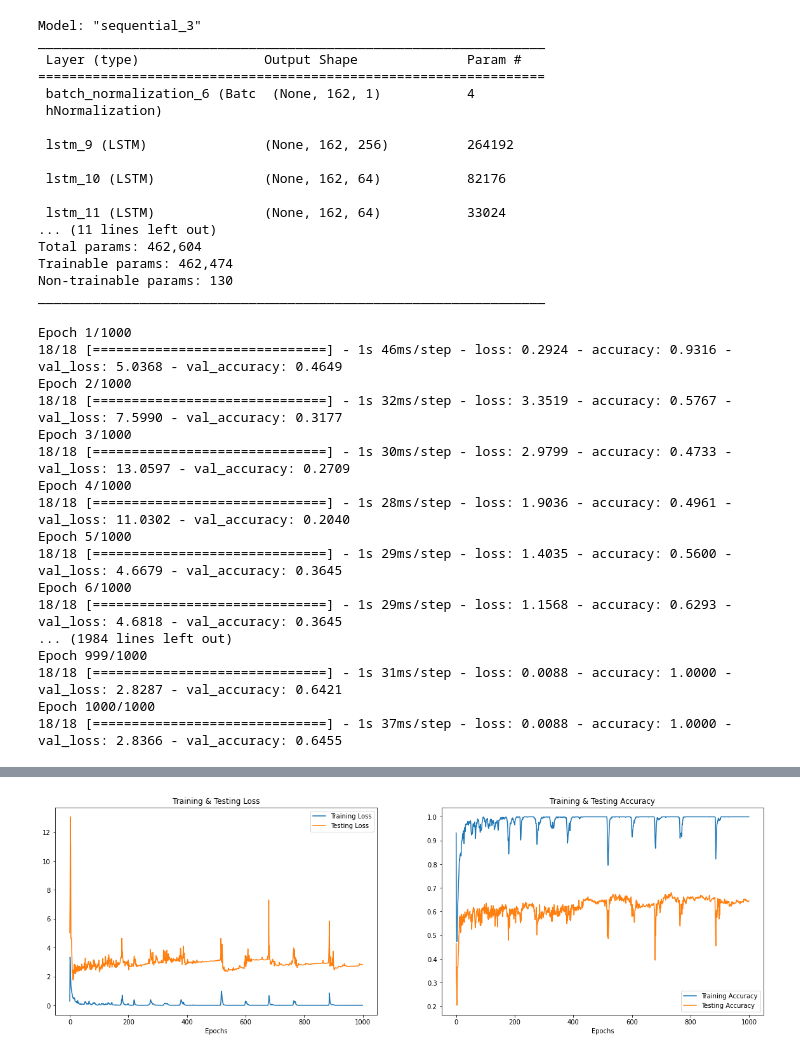
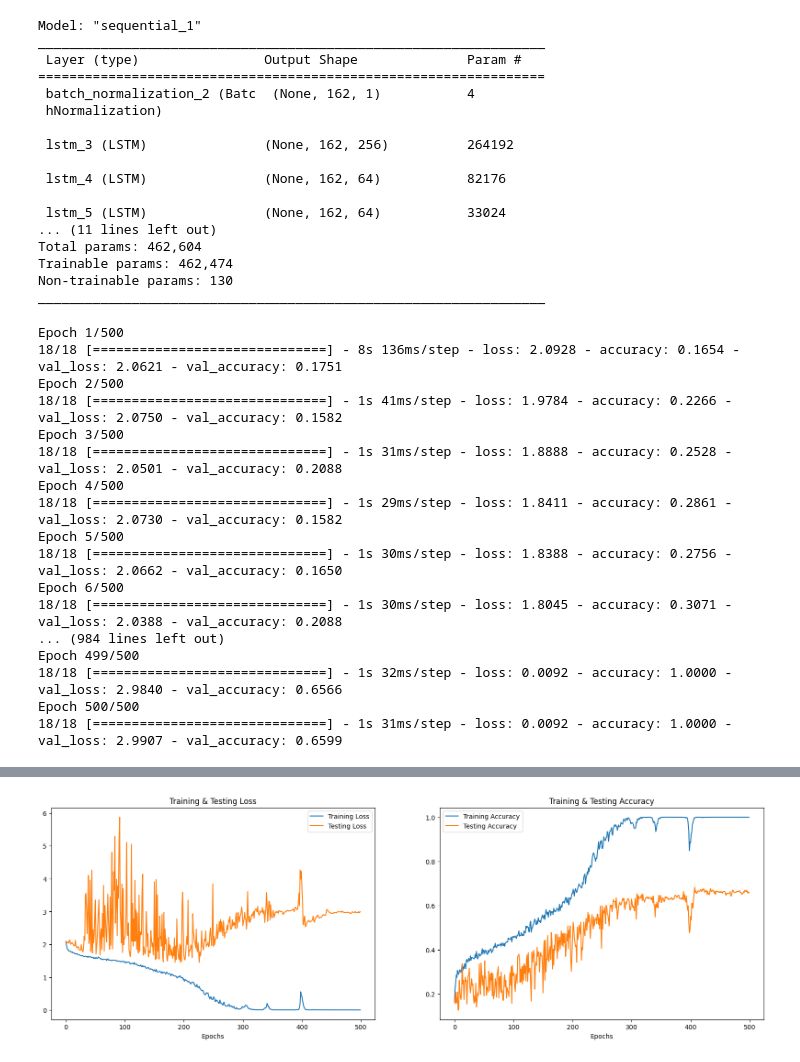
Before and after one commit to pragmatic-philosopher09/Audio-Emotion-Analyzer-Through-Deep-Learning, a Jupyter notebook: Phase_4_LSTM_Model_Concoction.ipynb, the cells around one changed output, grey strips where cells are left out. Cells and saved outputs as stored; diff of their text form; code cells hidden in the pictures.

Commit message:
Final Changes With Some Evaluation Metrics 🛠️✅

```diff
--- a/Phase_4_LSTM_Model_Concoction.ipynb
+++ b/Phase_4_LSTM_Model_Concoction.ipynb
@@ -155,21 +156,21 @@ model.add(Activation('softmax'))
 
 #opt = keras.optimizers.Adam(learning_rate=0.00001)
 # Configures the model for training
-model.compile(loss='categorical_crossentropy', optimizer='Adam', metrics=['accuracy'],callbacks=[EarlyStopping(patience=5, restore_best_weights=True)])
+model.compile(loss='categorical_crossentropy', optimizer='Adam', metrics=['accuracy'])
 model.summary()
 # %% [output]
-Model: "sequential_3"
+Model: "sequential_1"
 _________________________________________________________________
  Layer (type)                Output Shape              Param #
 =================================================================
- batch_normalization_6 (Batc  (None, 162, 1)           4
+ batch_normalization_2 (Batc  (None, 162, 1)           4
  hNormalization)
 
- lstm_9 (LSTM)               (None, 162, 256)          264192
+ lstm_3 (LSTM)               (None, 162, 256)          264192
 
- lstm_10 (LSTM)              (None, 162, 64)           82176
+ lstm_4 (LSTM)               (None, 162, 64)           82176
 
- lstm_11 (LSTM)              (None, 162, 64)           33024
+ lstm_5 (LSTM)               (None, 162, 64)           33024
 ... (11 lines left out)
 Total params: 462,604
 Trainable params: 462,474
@@ -177,29 +178,29 @@ Non-trainable params: 130
 _________________________________________________________________
 # %%
 # Training the model
-history=model.fit(x_train, y_train, batch_size=64, epochs=1000, validation_data=(x_test, y_test), shuffle=True)
+history=model.fit(x_train, y_train, batch_size=64, epochs=500, validation_data=(x_test, y_test), shuffle=True)
 # %% [output]
-Epoch 1/1000
-18/18 [==============================] - 1s 46ms/step - loss: 0.2924 - accuracy: 0.9316 - val_loss: 5.0368 - val_accuracy: 0.4649
-Epoch 2/1000
-18/18 [==============================] - 1s 32ms/step - loss: 3.3519 - accuracy: 0.5767 - val_loss: 7.5990 - val_accuracy: 0.3177
-Epoch 3/1000
-18/18 [==============================] - 1s 30ms/step - loss: 2.9799 - accuracy: 0.4733 - val_loss: 13.0597 - val_accuracy: 0.2709
-Epoch 4/1000
-18/18 [==============================] - 1s 28ms/step - loss: 1.9036 - accuracy: 0.4961 - val_loss: 11.0302 - val_accuracy: 0.2040
-Epoch 5/1000
-18/18 [==============================] - 1s 29ms/step - loss: 1.4035 - accuracy: 0.5600 - val_loss: 4.6679 - val_accuracy: 0.3645
-Epoch 6/1000
-18/18 [==============================] - 1s 29ms/step - loss: 1.1568 - accuracy: 0.6293 - val_loss: 4.6818 - val_accuracy: 0.3645
-... (1984 lines left out)
-Epoch 999/1000
-18/18 [==============================] - 1s 31ms/step - loss: 0.0088 - accuracy: 1.0000 - val_loss: 2.8287 - val_accuracy: 0.6421
-Epoch 1000/1000
-18/18 [==============================] - 1s 37ms/step - loss: 0.0088 - accuracy: 1.0000 - val_loss: 2.8366 - val_accuracy: 0.6455
+Epoch 1/500
+18/18 [==============================] - 8s 136ms/step - loss: 2.0928 - accuracy: 0.1654 - val_loss: 2.0621 - val_accuracy: 0.1751
+Epoch 2/500
+18/18 [==============================] - 1s 41ms/step - loss: 1.9784 - accuracy: 0.2266 - val_loss: 2.0750 - val_accuracy: 0.1582
+Epoch 3/500
+18/18 [==============================] - 1s 31ms/step - loss: 1.8888 - accuracy: 0.2528 - val_loss: 2.0501 - val_accuracy: 0.2088
+Epoch 4/500
+18/18 [==============================] - 1s 29ms/step - loss: 1.8411 - accuracy: 0.2861 - val_loss: 2.0730 - val_accuracy: 0.1582
+Epoch 5/500
+18/18 [==============================] - 1s 30ms/step - loss: 1.8388 - accuracy: 0.2756 - val_loss: 2.0662 - val_accuracy: 0.1650
+Epoch 6/500
+18/18 [==============================] - 1s 30ms/step - loss: 1.8045 - accuracy: 0.3071 - val_loss: 2.0388 - val_accuracy: 0.2088
+... (984 lines left out)
+Epoch 499/500
+18/18 [==============================] - 1s 32ms/step - loss: 0.0092 - accuracy: 1.0000 - val_loss: 2.9840 - val_accuracy: 0.6566
+Epoch 500/500
+18/18 [==============================] - 1s 31ms/step - loss: 0.0092 - accuracy: 1.0000 - val_loss: 2.9907 - val_accuracy: 0.6599
 # %%
 print("Accuracy of our model on test data : " , model.evaluate(x_test,y_test)[1]*100 , "%")
 
-epochs = [i for i in range(1000)]
+epochs = [i for i in range(500)]
 fig , ax = plt.subplots(1,2)
 train_acc = history.history['accuracy']
 train_loss = history.history['loss']
@@ -225,3 +226,3 @@ Accuracy of our model on test data :  64.54849243164062 %
-[figure, old version]
+[figure, new version]
 # %%
 model.save('LSTM.h5')
```
Also changed, not shown: parts of 24 cells of this notebook.
